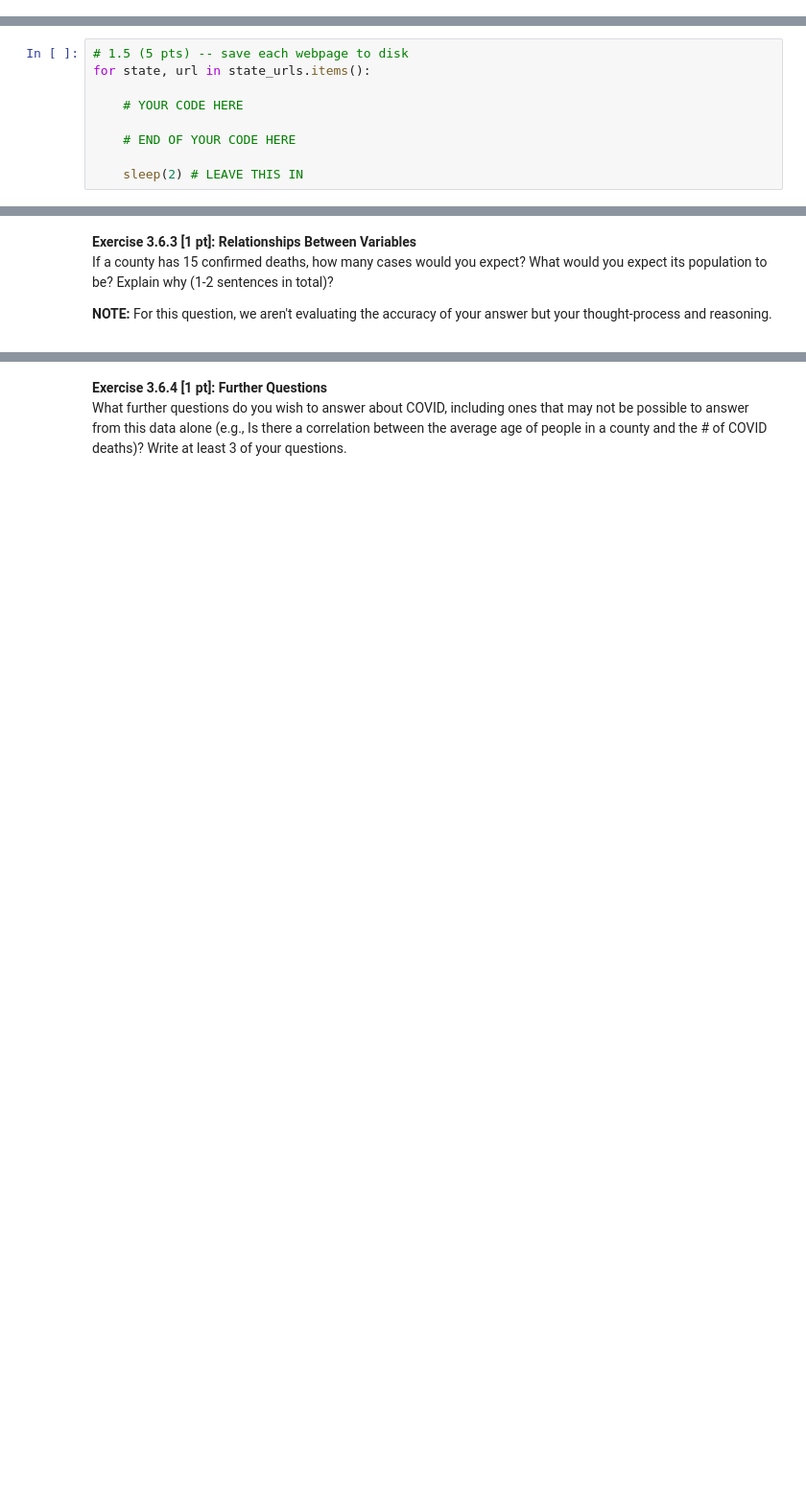
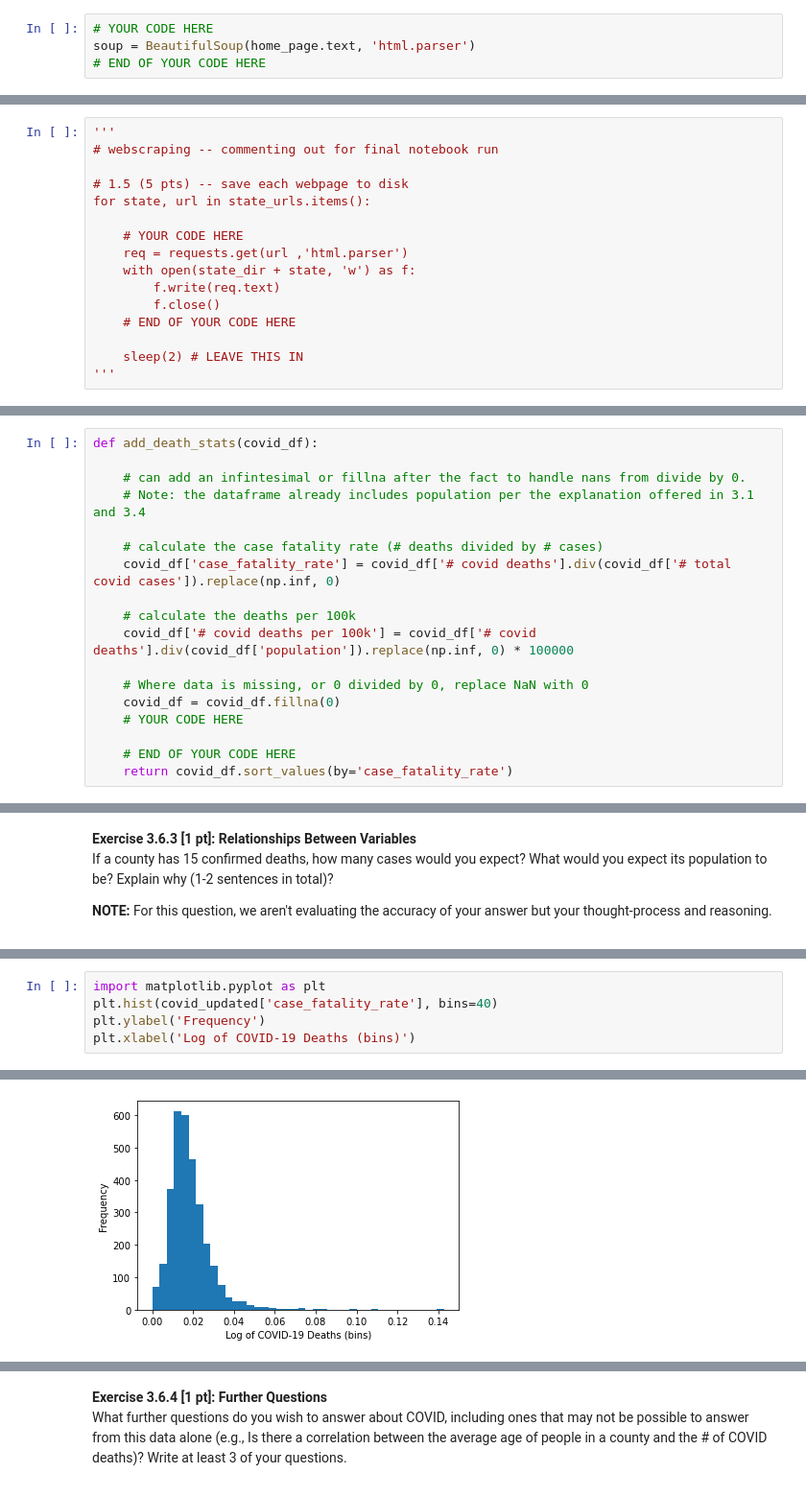
Before and after one commit to jagal-BW/Harvard_DS, a Jupyter notebook: cs109a_hw1_students.ipynb, the cells around one changed output, grey strips where cells are left out. Shown at 96% size. Saved outputs shown, nothing was run; the diff lists cells and outputs as text; blank space fills up the shorter version.

```diff
--- a/cs109a_hw1_students.ipynb
+++ b/cs109a_hw1_students.ipynb
@@ -104,3 +102,7 @@ In the cell below, create a new BeautifulSoup object that parses the `home_page`
+# %%
+# YOUR CODE HERE
+soup = BeautifulSoup(home_page.text, 'html.parser')
+# END OF YOUR CODE HERE
 # %% [markdown]
 <div class='exercise'><b> Exercise 1.4 [8 pts]:</b>
 
@@ -149,11 +165,18 @@ In the cell below, we will iterate through all <key, value> items in `state_urls
 - **Once you have written the files you can comment out this cell. This will save time and prevent you from making unnecessary requests when you restart the kernel & re-run all cells in the noteboook before submitting (as you should!)**
 </div>
 # %%
+'''
+# webscraping -- commenting out for final notebook run
+
 # 1.5 (5 pts) -- save each webpage to disk
 for state, url in state_urls.items():
 
     # YOUR CODE HERE
-
+    req = requests.get(url ,'html.parser')
+    with open(state_dir + state, 'w') as f:
+        f.write(req.text)
+        f.close()
     # END OF YOUR CODE HERE
 
     sleep(2) # LEAVE THIS IN
+'''
@@ -470,3 +652,21 @@ def add_death_stats(covid_df):
+# %%
+def add_death_stats(covid_df):
+
+    # can add an infintesimal or fillna after the fact to handle nans from divide by 0.
+    # Note: the dataframe already includes population per the explanation offered in 3.1 and 3.4
+
+    # calculate the case fatality rate (# deaths divided by # cases)
+    covid_df['case_fatality_rate'] = covid_df['# covid deaths'].div(covid_df['# total covid cases']).replace(np.inf, 0)
+
+    # calculate the deaths per 100k
+    covid_df['# covid deaths per 100k'] = covid_df['# covid deaths'].div(covid_df['population']).replace(np.inf, 0) * 100000
+
+    # Where data is missing, or 0 divided by 0, replace NaN with 0
+    covid_df = covid_df.fillna(0)
+    # YOUR CODE HERE
+
+    # END OF YOUR CODE HERE
+    return covid_df.sort_values(by='case_fatality_rate')
 # %% [markdown]
 Run the cell below (no changes necessary) to execute your code above
 # %%
@@ -510,0 +734,6 @@ If a county has 15 confirmed deaths, how many cases would you expect? What would
+# %%
+import matplotlib.pyplot as plt
+plt.hist(covid_updated['case_fatality_rate'], bins=40)
+plt.ylabel('Frequency')
+plt.xlabel('Log of COVID-19 Deaths (bins)')
+# %% [output]
@@ -510,0 +741 @@ If a county has 15 confirmed deaths, how many cases would you expect? What would
+[figure, added]
```
Also changed, not shown: parts of 69 cells of this notebook.
